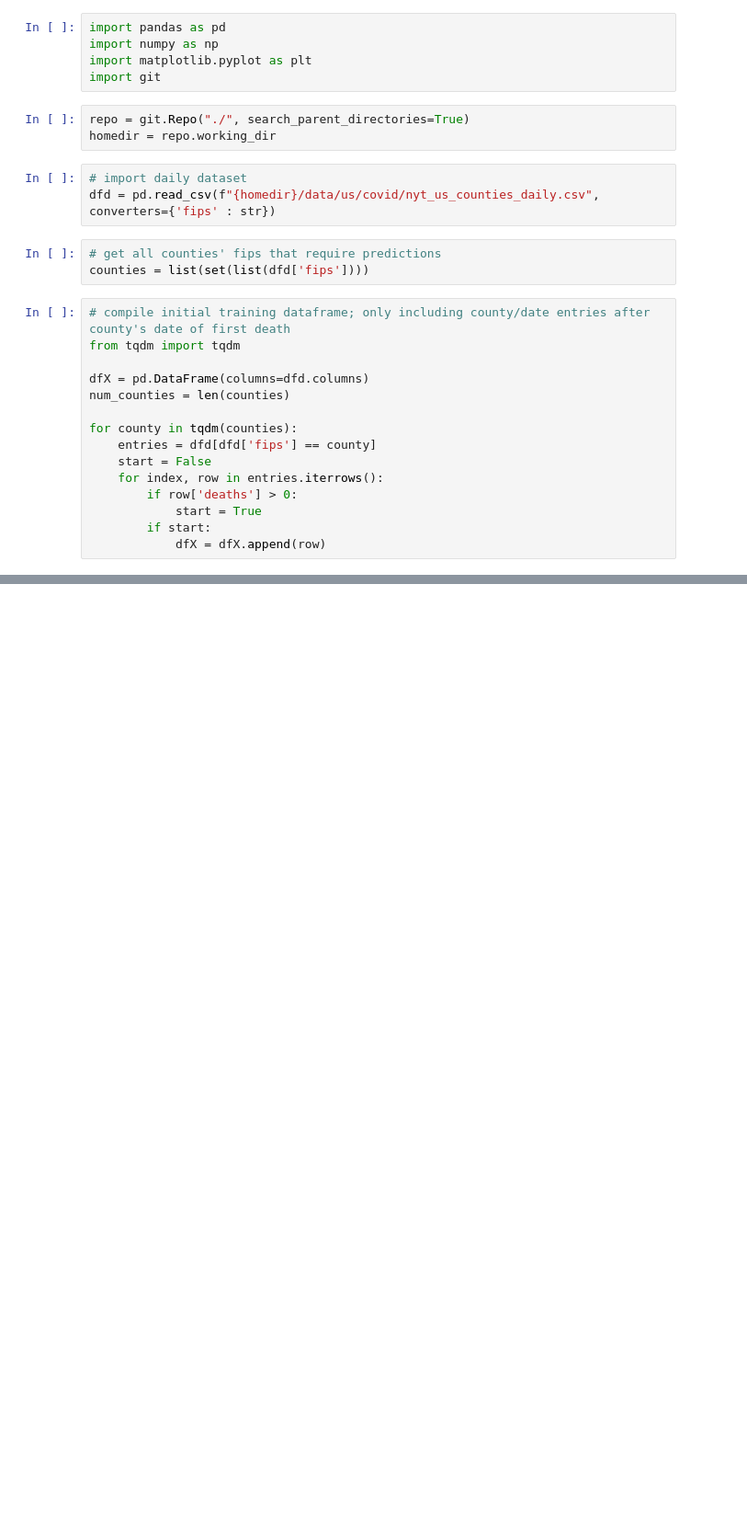
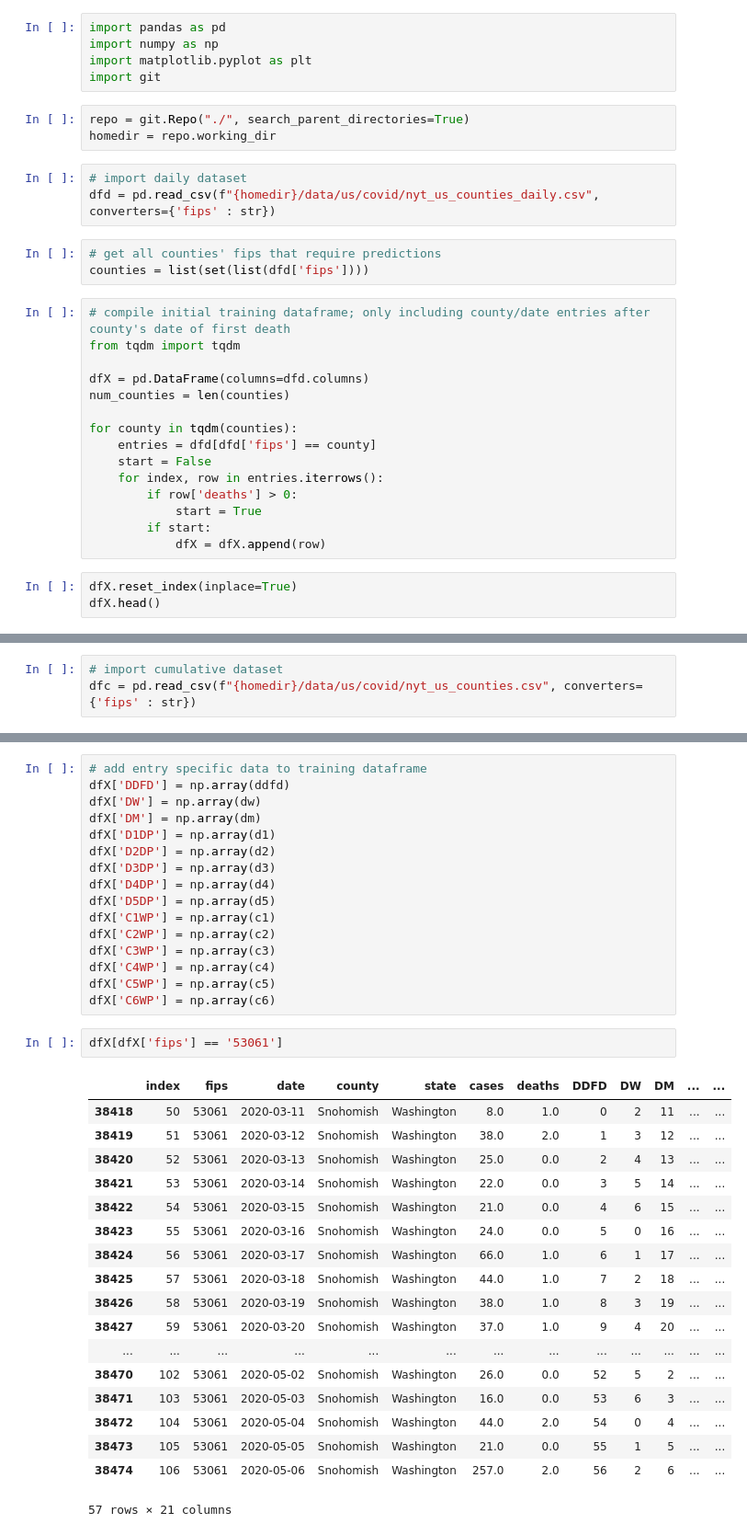
Before and after one commit to velischrist/billy-kimba, a Jupyter notebook: PreliminaryModels/Master_Training_Data.ipynb, the cells around one changed output, grey strips where cells are left out. Shown at 92% size. Cells and saved outputs as stored; diff of their text form; blank space fills up the shorter version.

```diff
--- a/PreliminaryModels/Master_Training_Data.ipynb
+++ b/PreliminaryModels/Master_Training_Data.ipynb
@@ -27,3 +29,6 @@ for county in tqdm(counties):
             start = True
         if start:
             dfX = dfX.append(row)
+# %%
+dfX.reset_index(inplace=True)
+dfX.head()
@@ -29,0 +42,3 @@ for county in tqdm(counties):
+# %%
+# import cumulative dataset
+dfc = pd.read_csv(f"{homedir}/data/us/covid/nyt_us_counties.csv", converters={'fips' : str})
@@ -29,0 +173,37 @@ for county in tqdm(counties):
+# %%
+# add entry specific data to training dataframe
+dfX['DDFD'] = np.array(ddfd)
+dfX['DW'] = np.array(dw)
+dfX['DM'] = np.array(dm)
+dfX['D1DP'] = np.array(d1)
+dfX['D2DP'] = np.array(d2)
+dfX['D3DP'] = np.array(d3)
+dfX['D4DP'] = np.array(d4)
+dfX['D5DP'] = np.array(d5)
+dfX['C1WP'] = np.array(c1)
+dfX['C2WP'] = np.array(c2)
+dfX['C3WP'] = np.array(c3)
+dfX['C4WP'] = np.array(c4)
+dfX['C5WP'] = np.array(c5)
+dfX['C6WP'] = np.array(c6)
+# %%
+dfX[dfX['fips'] == '53061']
+# %% [output]
+|  | index | fips | date | county | state | cases | deaths | DDFD | DW | DM | ... | ... |
+| 38418 | 50 | 53061 | 2020-03-11 | Snohomish | Washington | 8.0 | 1.0 | 0 | 2 | 11 | ... | ... |
+| 38419 | 51 | 53061 | 2020-03-12 | Snohomish | Washington | 38.0 | 2.0 | 1 | 3 | 12 | ... | ... |
+| 38420 | 52 | 53061 | 2020-03-13 | Snohomish | Washington | 25.0 | 0.0 | 2 | 4 | 13 | ... | ... |
+| 38421 | 53 | 53061 | 2020-03-14 | Snohomish | Washington | 22.0 | 0.0 | 3 | 5 | 14 | ... | ... |
+| 38422 | 54 | 53061 | 2020-03-15 | Snohomish | Washington | 21.0 | 0.0 | 4 | 6 | 15 | ... | ... |
+| 38423 | 55 | 53061 | 2020-03-16 | Snohomish | Washington | 24.0 | 0.0 | 5 | 0 | 16 | ... | ... |
+| 38424 | 56 | 53061 | 2020-03-17 | Snohomish | Washington | 66.0 | 1.0 | 6 | 1 | 17 | ... | ... |
+| 38425 | 57 | 53061 | 2020-03-18 | Snohomish | Washington | 44.0 | 1.0 | 7 | 2 | 18 | ... | ... |
+| 38426 | 58 | 53061 | 2020-03-19 | Snohomish | Washington | 38.0 | 1.0 | 8 | 3 | 19 | ... | ... |
+| 38427 | 59 | 53061 | 2020-03-20 | Snohomish | Washington | 37.0 | 1.0 | 9 | 4 | 20 | ... | ... |
+| ... | ... | ... | ... | ... | ... | ... | ... | ... | ... | ... | ... | ... |
+| 38470 | 102 | 53061 | 2020-05-02 | Snohomish | Washington | 26.0 | 0.0 | 52 | 5 | 2 | ... | ... |
+| 38471 | 103 | 53061 | 2020-05-03 | Snohomish | Washington | 16.0 | 0.0 | 53 | 6 | 3 | ... | ... |
+| 38472 | 104 | 53061 | 2020-05-04 | Snohomish | Washington | 44.0 | 2.0 | 54 | 0 | 4 | ... | ... |
+| 38473 | 105 | 53061 | 2020-05-05 | Snohomish | Washington | 21.0 | 0.0 | 55 | 1 | 5 | ... | ... |
+| 38474 | 106 | 53061 | 2020-05-06 | Snohomish | Washington | 257.0 | 2.0 | 56 | 2 | 6 | ... | ... |
+57 rows × 21 columns
```
Also changed, not shown: parts of 30 cells of this notebook, 2 other files.
